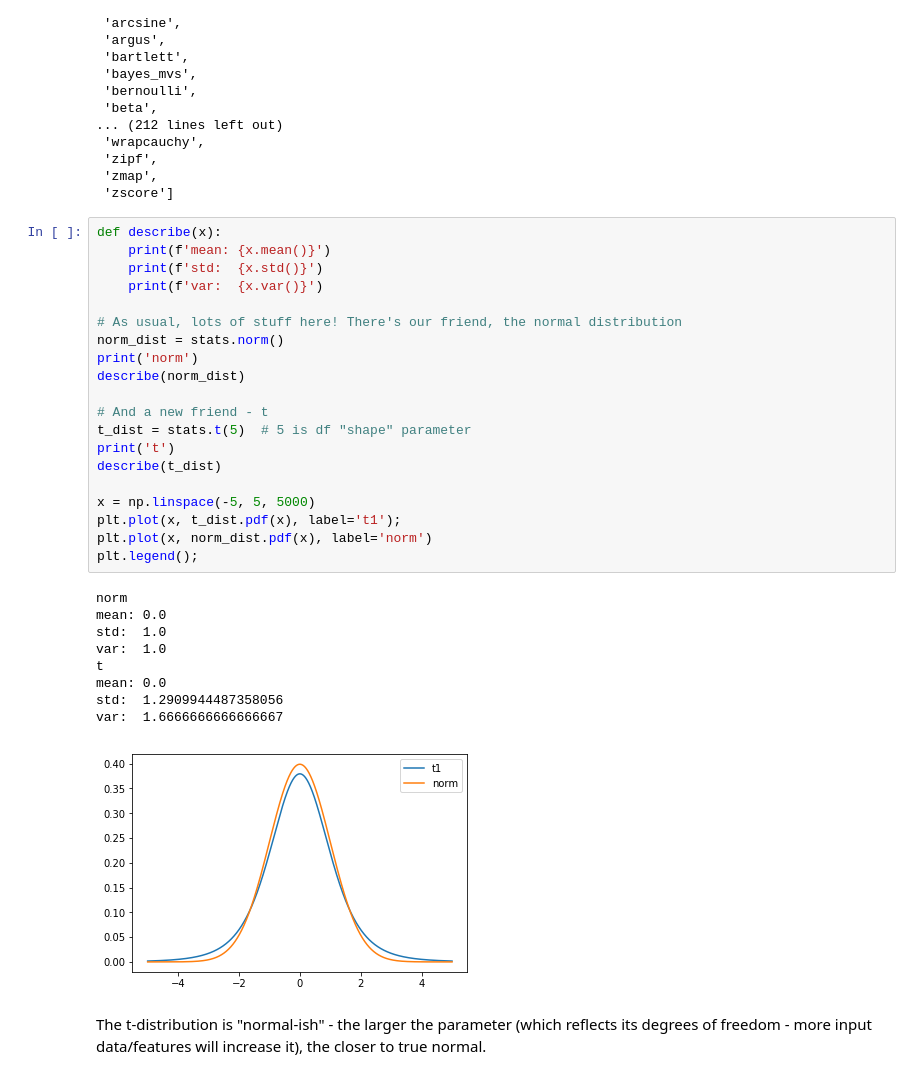
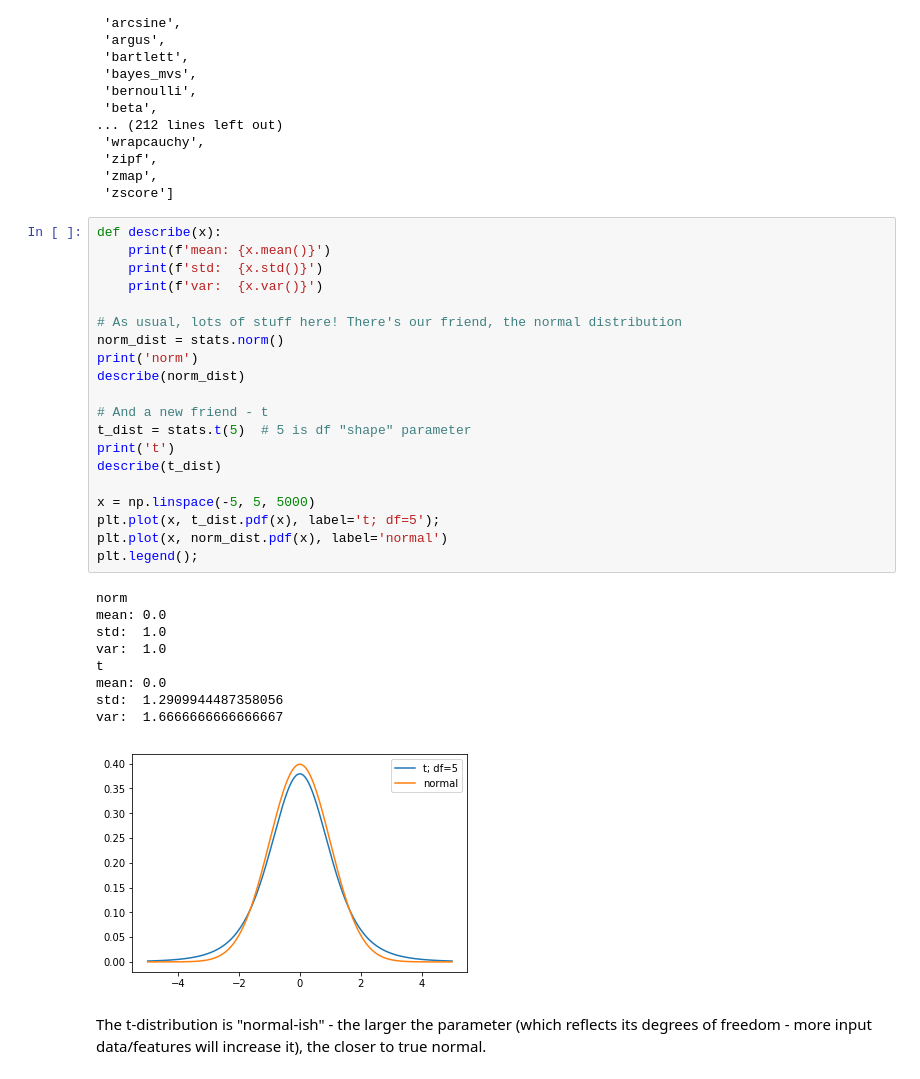
Before and after one commit to chrisluedtke/data-science-journal, a Jupyter notebook: 04-Statistical-Tests-and-Experiments/01_Statistics_Probability_and_Inference.ipynb, the cells around one changed output. Saved outputs shown, nothing was run; the diff lists cells and outputs as text.

```diff
--- a/04-Statistical-Tests-and-Experiments/01_Statistics_Probability_and_Inference.ipynb
+++ b/04-Statistical-Tests-and-Experiments/01_Statistics_Probability_and_Inference.ipynb
@@ -80,33 +80,33 @@ from scipy import stats
 # %%
 def describe(x):
     print(f'mean: {x.mean()}')
     print(f'std:  {x.std()}')
     print(f'var:  {x.var()}')
 
 # As usual, lots of stuff here! There's our friend, the normal distribution
 norm_dist = stats.norm()
 print('norm')
 describe(norm_dist)
 
 # And a new friend - t
 t_dist = stats.t(5)  # 5 is df "shape" parameter
 print('t')
 describe(t_dist)
 
 x = np.linspace(-5, 5, 5000)
-plt.plot(x, t_dist.pdf(x), label='t1');
-plt.plot(x, norm_dist.pdf(x), label='norm')
+plt.plot(x, t_dist.pdf(x), label='t; df=5');
+plt.plot(x, norm_dist.pdf(x), label='normal')
 plt.legend();
 # %% [output]
 norm
 mean: 0.0
 std:  1.0
 var:  1.0
 t
 mean: 0.0
 std:  1.2909944487358056
 var:  1.6666666666666667
-[figure, old version]
+[figure, new version]
 # %% [markdown]
 The t-distribution is "normal-ish" - the larger the parameter (which reflects its degrees of freedom - more input data/features will increase it), the closer to true normal.
 # %%
```
Also changed, not shown: parts of 1 cell of this notebook.
